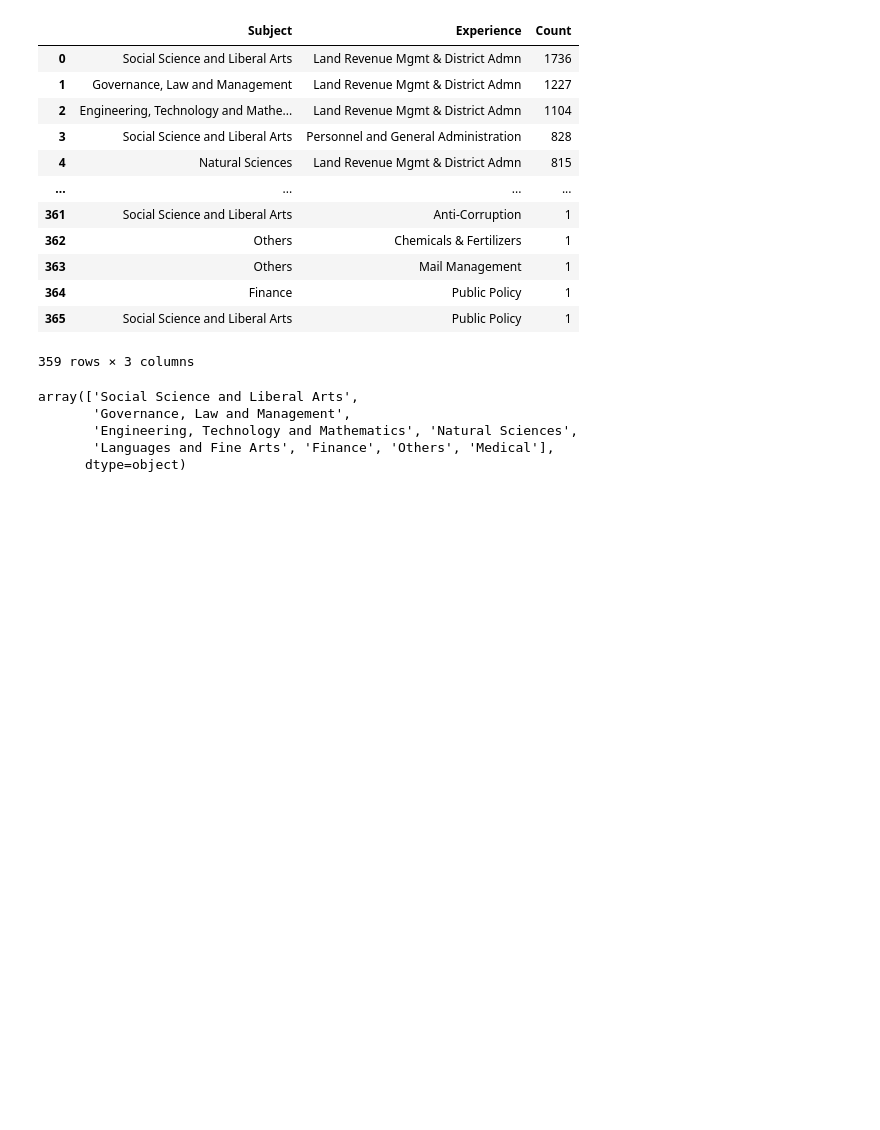
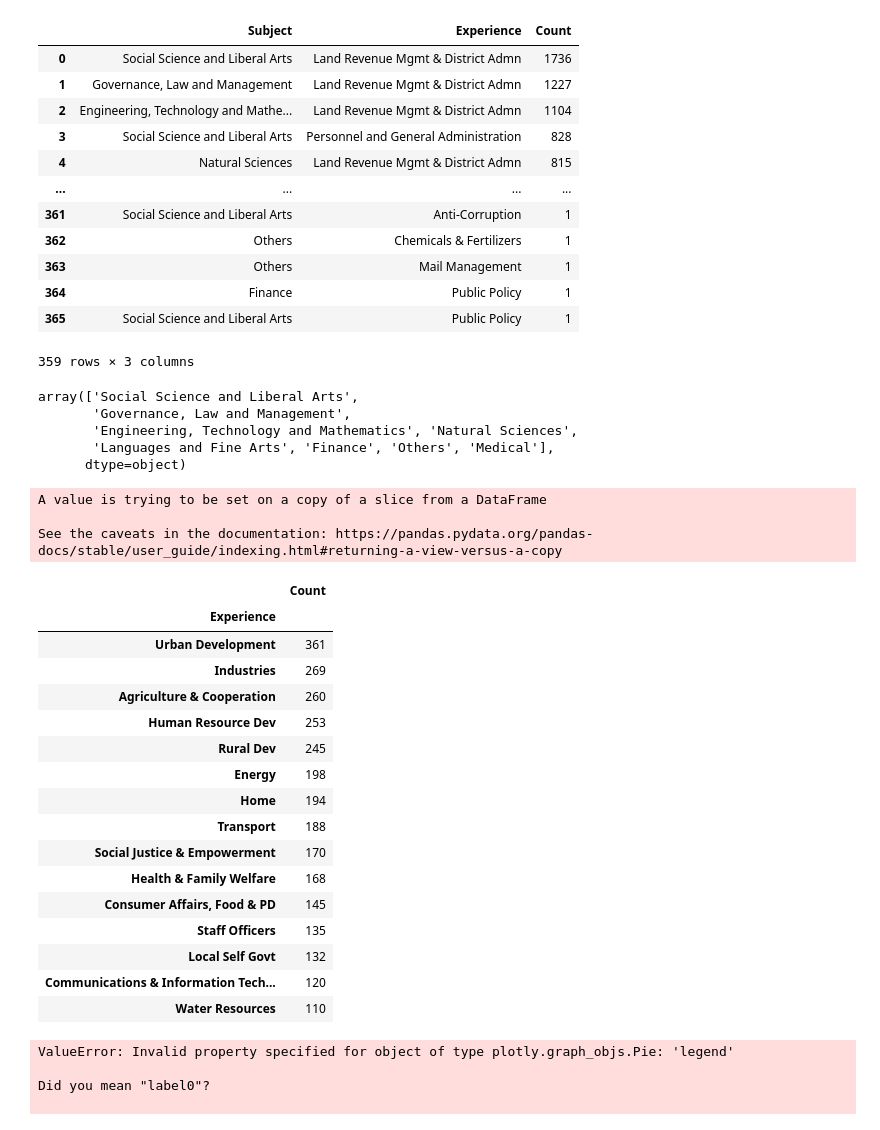
Before and after one commit to tcpd/ias-officers, a Jupyter notebook: analysis/bubble_test.ipynb, the cells around one changed output. Saved outputs shown, nothing was run; the diff lists cells and outputs as text; code cells hidden in the pictures; blank space fills up the shorter version.

```diff
--- a/analysis/bubble_test.ipynb
+++ b/analysis/bubble_test.ipynb
@@ -69,0 +72,63 @@ fig.update_layout(
+# %%
+admin_categories = [
+    "Land Revenue Mgmt & District Admn",
+    "Personnel and General Administration",
+    "Finance"
+]
+def filter_by_value(df, col, value, include_admin=True, number_of_rows=5, percentage=False, include_other=False):
+
+    df = df.loc[df[col].str.contains(value)]
+    df.sort_values(["Count"], ascending=False, inplace=True)
+
+    if include_admin and col == "Subject":
+        for category in admin_categories:
+            df = df.loc[df["Experience"] != category]
+
+    temp = df[number_of_rows:]
+    df = pd.DataFrame(df.head(number_of_rows))
+    value_sum = temp["Count"].sum()
+
+    if include_other:
+        df = df.append({
+            df.columns[0]: "Other",
+            df.columns[1]: "Other",
+            "Count": value_sum
+        }, ignore_index=True)
+
+    df.drop(columns=[col], inplace=True)
+    df.set_index(df.columns[0], inplace=True)
+
+    if percentage:
+        sum = df["Count"].sum()
+        df = pd.DataFrame(df["Count"].apply(lambda x: (x / sum) * 100))
+
+    try:
+        return df.drop(columns=["text", "colors"])
+    except:
+        return df
+# %%
+filtered_df_subject = filter_by_value(df.copy(), 'Subject', "Engineering, Technology and Mathematics", include_admin=True, number_of_rows=15, percentage=False)
+# %% [output]
+A value is trying to be set on a copy of a slice from a DataFrame
+
+See the caveats in the documentation: https://pandas.pydata.org/pandas-docs/stable/user_guide/indexing.html#returning-a-view-versus-a-copy
+# %%
+filtered_df_subject
+# %% [output]
+|  | Count |
+| Experience |  |
+| Urban Development | 361 |
+| Industries | 269 |
+| Agriculture & Cooperation | 260 |
+| Human Resource Dev | 253 |
+| Rural Dev | 245 |
+| Energy | 198 |
+| Home | 194 |
+| Transport | 188 |
+| Social Justice & Empowerment | 170 |
+| Health & Family Welfare | 168 |
+| Consumer Affairs, Food & PD | 145 |
+| Staff Officers | 135 |
+| Local Self Govt | 132 |
+| Communications & Information Tech... | 120 |
+| Water Resources | 110 |
@@ -69,0 +143,13 @@ fig.update_layout(
+# %%
+fig = fig.update_traces(
+    hoverinfo="label+percent",
+    textinfo="value",
+    insidetextfont=dict(
+        color="white"
+    ),
+)
+# %% [output]
+ValueError: Invalid property specified for object of type plotly.graph_objs.Pie: 'legend'
+
+Did you mean "label0"?
+
```
Also changed, not shown: parts of 2 cells of this notebook, 1 other file.
